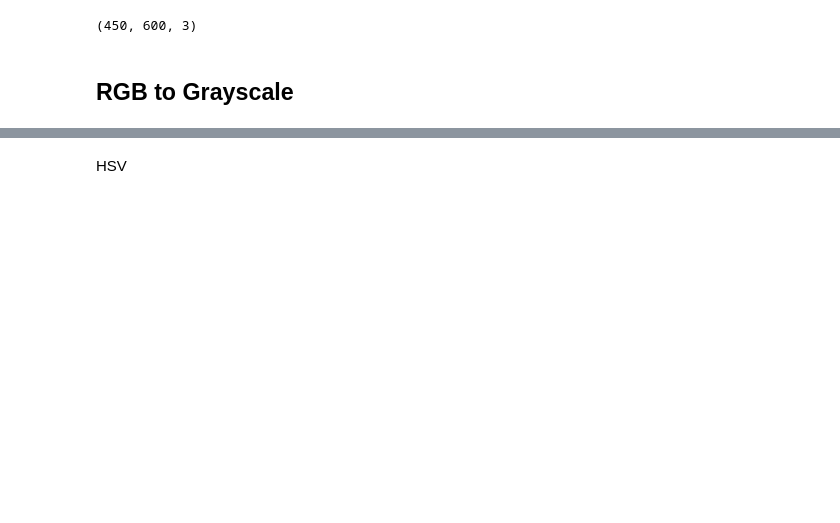
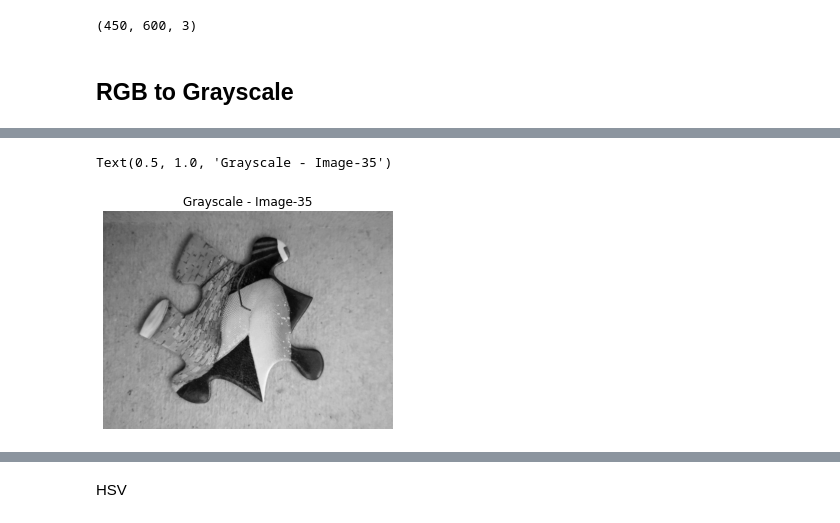
Before and after one commit to godide/godide, a Jupyter notebook: 2509788_COMS7050A_Lab_1.ipynb, the cells around one changed output, grey strips where cells are left out. Cells and saved outputs as stored; diff of their text form; code cells hidden in the pictures; blank space fills up the shorter version.

```diff
--- a/2509788_COMS7050A_Lab_1.ipynb
+++ b/2509788_COMS7050A_Lab_1.ipynb
@@ -129,0 +145,8 @@ Text(0.5, 1.0, 'Grayscale - Image-83')
+# %%
+grayscale35 = rgb2gray(Image35)
+plt.imshow(grayscale35,cmap='gray')
+plt.axis('off')
+plt.title("Grayscale - Image-35")
+# %% [output]
+Text(0.5, 1.0, 'Grayscale - Image-35')
+[figure, added]
```
Also changed, not shown: parts of 28 cells of this notebook.
